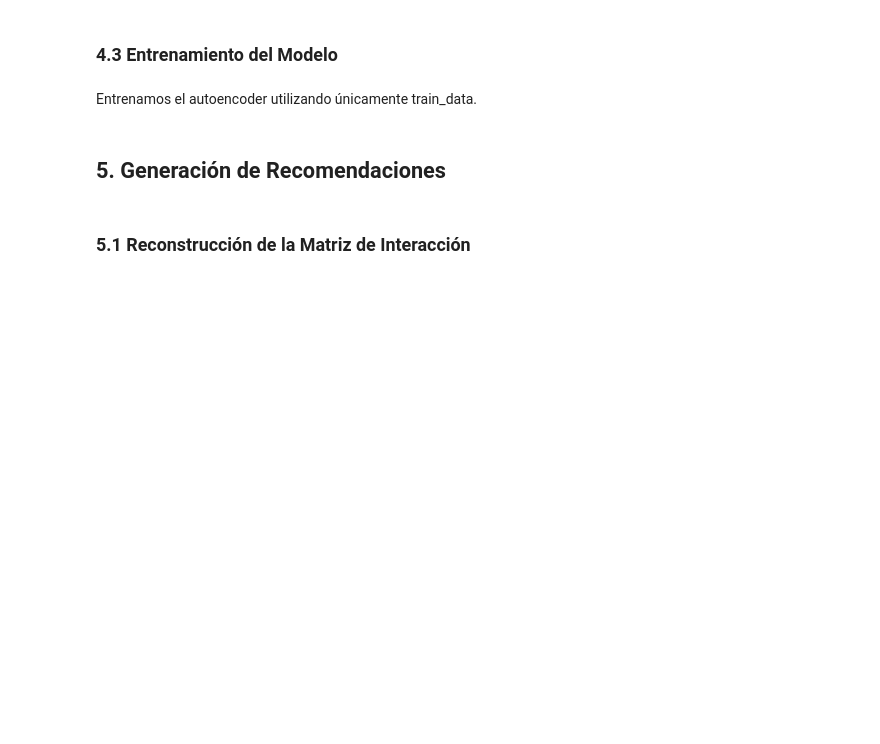
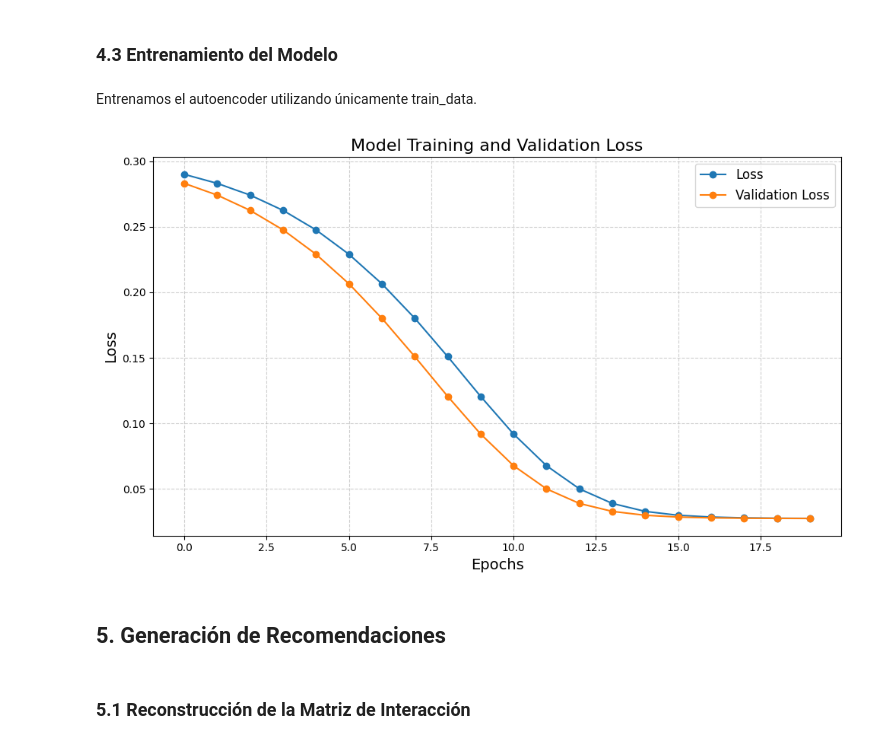
Before and after one commit to JCaballerot/Recommender-Systems, a Jupyter notebook: Autoencoder_Recommender/Autoencoder_Collaborative_Filtering_Last_fm.ipynb, the cells around one changed output. Cells and saved outputs as stored; diff of their text form; code cells hidden in the pictures; blank space fills up the shorter version.

```diff
--- a/Autoencoder_Recommender/Autoencoder_Collaborative_Filtering_Last_fm.ipynb
+++ b/Autoencoder_Recommender/Autoencoder_Collaborative_Filtering_Last_fm.ipynb
@@ -176,3 +172,6 @@ Estimating biases using als...
 ### 4.2 Construcción del Autoencoder Convolucional
 # %% [markdown]
 Ahora construiremos el modelo del autoencoder convolucional utilizando TensorFlow y Keras.
+# %%
+interaction_matrix = train_data.pivot(index='user_id', columns='artist_name', values='scaled_listens').fillna(0).values
+watchlist_matrix = train_data.pivot(index='user_id', columns='artist_name', values='scaled_listens').fillna(0).values
@@ -225,3 +226,45 @@ history = autoencoder.fit(
+# %%
+# Definir Early Stopping
+early_stopping = EarlyStopping(
+    monitor = 'loss',  # Monitorea la pérdida del conjunto de entrenamiento
+    patience = 10,      # Espera 3 épocas sin mejora antes de detenerse
+    restore_best_weights = True  # Restaura los mejores pesos obtenidos
+)
+
+# Entrenar el modelo con Early Stopping
+history = autoencoder.fit(
+    interaction_matrix_reshaped, interaction_matrix_reshaped,
+    validation_data=(watchlist_matrix_reshaped, watchlist_matrix_reshaped),  # Validación explícita
+    epochs=20,
+    batch_size=1,
+    verbose=1,
+    callbacks=[early_stopping]
+)
+# %%
+import matplotlib.pyplot as plt
+
+# Graficar el desempeño de la red
+plt.figure(figsize=(10, 6))
+
+# Pérdida del entrenamiento
+plt.plot(history.history['loss'], label='Loss', marker='o')
+
+# Pérdida de validación (si está disponible)
+if 'val_loss' in history.history:
+    plt.plot(history.history['val_loss'], label='Validation Loss', marker='o')
+
+# Configuración de la gráfica
+plt.title('Model Training and Validation Loss', fontsize=16)
+plt.xlabel('Epochs', fontsize=14)
+plt.ylabel('Loss', fontsize=14)
+plt.grid(True, linestyle='--', alpha=0.6)
+plt.legend(fontsize=12)
+plt.tight_layout()
+
+# Mostrar gráfica
+plt.show()
+# %% [output]
+[figure, added]
 # %% [markdown]
 ## 5. Generación de Recomendaciones
 # %% [markdown]
```
Also changed, not shown: parts of 34 cells of this notebook.
